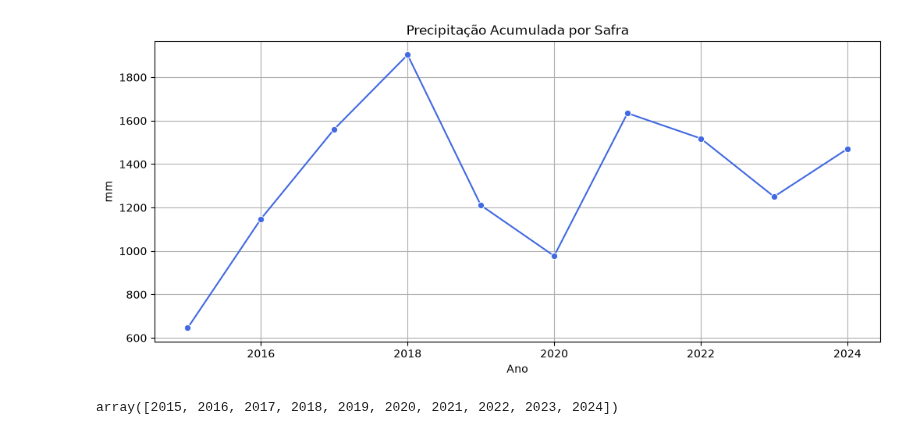
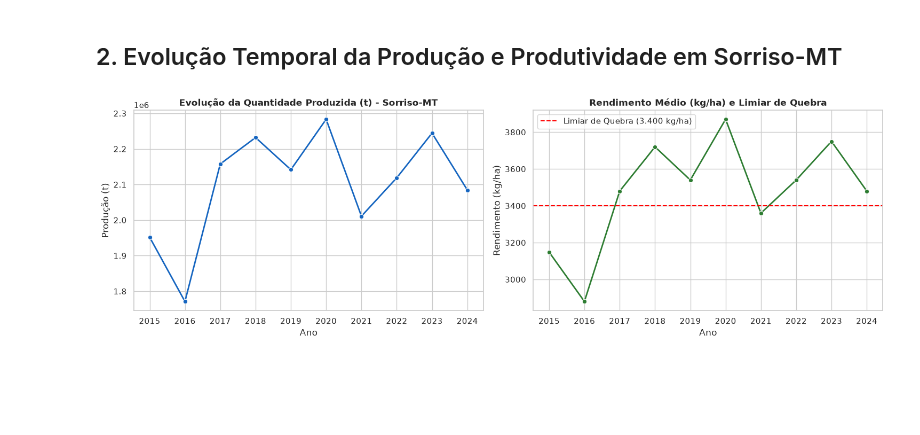
Before and after one commit to SAMUKISZHSD/bx_produtividade_agricola, a Jupyter notebook: notebooks/05_analise_exploratoria_eda.ipynb, the cells around one changed output. Saved outputs shown, nothing was run; the diff lists cells and outputs as text; code cells hidden in the pictures; blank space fills up the shorter version.

Commit message:
refactor architeture: unificar pipeline e calibrar variavel-alvo para Sorriso-MT 100%

```diff
--- a/notebooks/05_analise_exploratoria_eda.ipynb
+++ b/notebooks/05_analise_exploratoria_eda.ipynb
@@ -22,3 +5,10 @@ Requirement already satisfied: tzdata in /home/jean/Documentos/bx_produtividade_
 import pandas as pd
 import seaborn as sns
 import matplotlib.pyplot as plt
+
+sns.set_theme(style="whitegrid")
+
+# Carregar dados limpos e dados com features
+df = pd.read_csv("../data/interim/limpo.csv")
+df_feat = pd.read_csv("../data/interim/04_dados_com_features.csv")
+display(df.head())
@@ -116,25 +56,25 @@ plt.show()
-# %%
-plt.figure(figsize=(12,5))
-
-sns.lineplot(
-    data=df,
-    x="ano",
-    y="PRECTOTCORR",
-    marker="o",
-    color="royalblue"
-)
-
-plt.title("Precipitação Acumulada por Safra")
-plt.xlabel("Ano")
-plt.ylabel("mm")
-
-plt.grid(True)
-
-plt.show()
-# %% [output]
-[figure, removed]
-# %%
-anos = df['ano'].unique()
-anos
-# %% [output]
-array([2015, 2016, 2017, 2018, 2019, 2020, 2021, 2022, 2023, 2024])
+# %% [markdown]
+## 2. Evolução Temporal da Produção e Produtividade em Sorriso-MT
+# %%
+fig, axes = plt.subplots(1, 2, figsize=(15, 5))
+
+# 1. Quantidade Produzida
+sns.lineplot(data=df, x="ano", y="quantidade_produzida_t", marker="o", ax=axes[0], color="#1565c0", linewidth=2)
+axes[0].set_title("Evolução da Quantidade Produzida (t) - Sorriso-MT", fontweight="bold")
+axes[0].set_xlabel("Ano")
+axes[0].set_ylabel("Produção (t)")
+axes[0].set_xticks(df["ano"].astype(int))
+
+# 2. Rendimento com Linha de Limiar de Quebra
+sns.lineplot(data=df, x="ano", y="rendimento_kg_ha", marker="o", ax=axes[1], color="#2e7d32", linewidth=2)
+axes[1].axhline(3400, color="red", linestyle="--", linewidth=1.5, label="Limiar de Quebra (3.400 kg/ha)")
+axes[1].set_title("Rendimento Médio (kg/ha) e Limiar de Quebra", fontweight="bold")
+axes[1].set_xlabel("Ano")
+axes[1].set_ylabel("Rendimento (kg/ha)")
+axes[1].set_xticks(df["ano"].astype(int))
+axes[1].legend()
+
+plt.tight_layout()
+plt.show()
+# %% [output]
+[figure, added]
```
Also changed, not shown: parts of 13 cells of this notebook, 13 other files.
